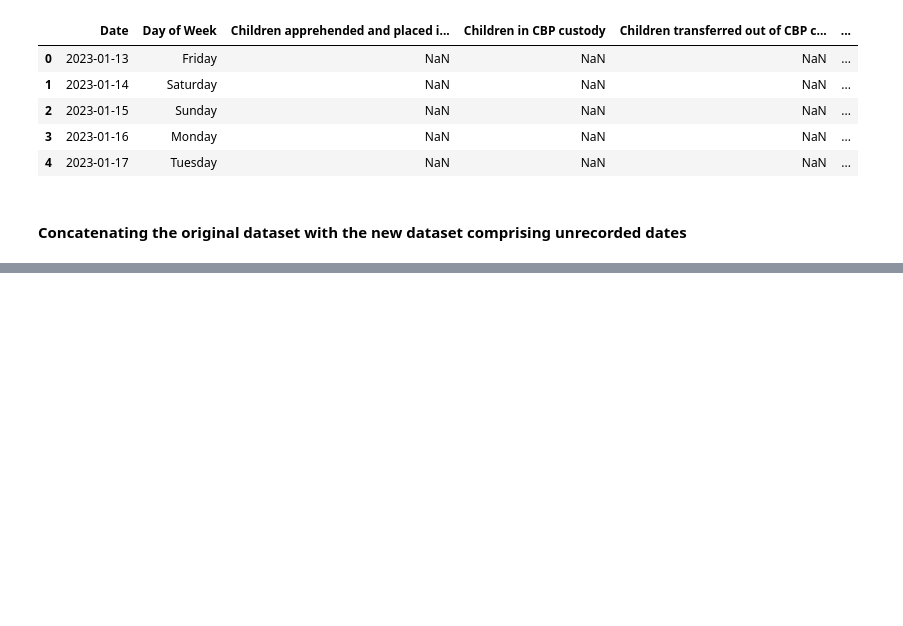
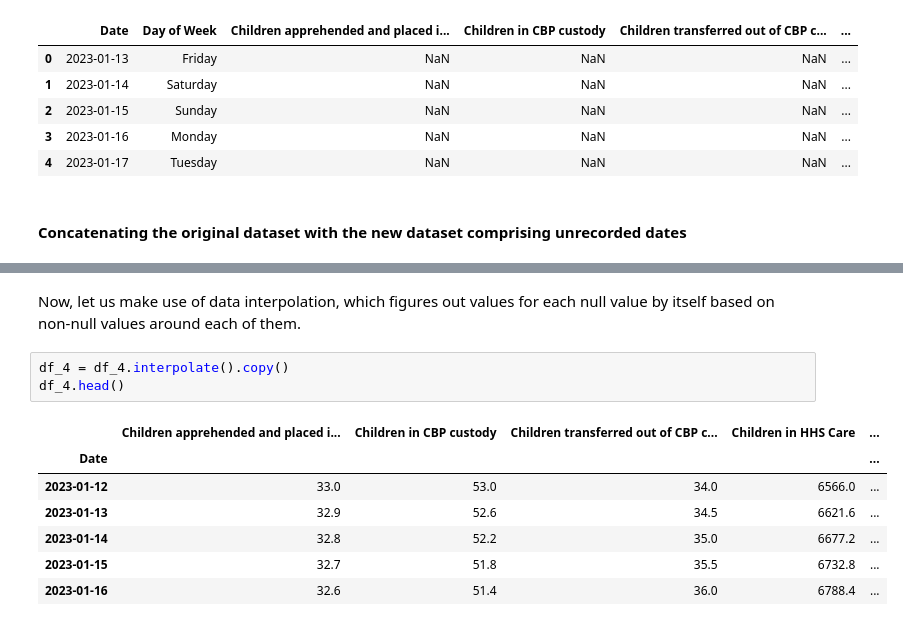
Before and after one commit to amithvardhan99/resume-projects, a Jupyter notebook: Predictive Forecasting of Care Load & Placement Demand/notebook.ipynb, the cells around one changed output, grey strips where cells are left out. Drawn from its saved outputs; the diff is of its cells as text; blank space fills up the shorter version.

```diff
--- a/Predictive Forecasting of Care Load & Placement Demand/notebook.ipynb
+++ b/Predictive Forecasting of Care Load & Placement Demand/notebook.ipynb
@@ -123,0 +175,13 @@ df_3.head()
+# %% [markdown]
+Now, let us make use of data interpolation, which figures out values for each null value by itself based on non-null values around each of them.
+# %%
+df_4 = df_4.interpolate().copy()
+df_4.head()
+# %% [output]
+|  | Children apprehended and placed i... | Children in CBP custody | Children transferred out of CBP c... | Children in HHS Care | ... |
+| Date |  |  |  |  | ... |
+| 2023-01-12 | 33.0 | 53.0 | 34.0 | 6566.0 | ... |
+| 2023-01-13 | 32.9 | 52.6 | 34.5 | 6621.6 | ... |
+| 2023-01-14 | 32.8 | 52.2 | 35.0 | 6677.2 | ... |
+| 2023-01-15 | 32.7 | 51.8 | 35.5 | 6732.8 | ... |
+| 2023-01-16 | 32.6 | 51.4 | 36.0 | 6788.4 | ... |
```
Also changed, not shown: parts of 18 cells of this notebook, 5 other files.
